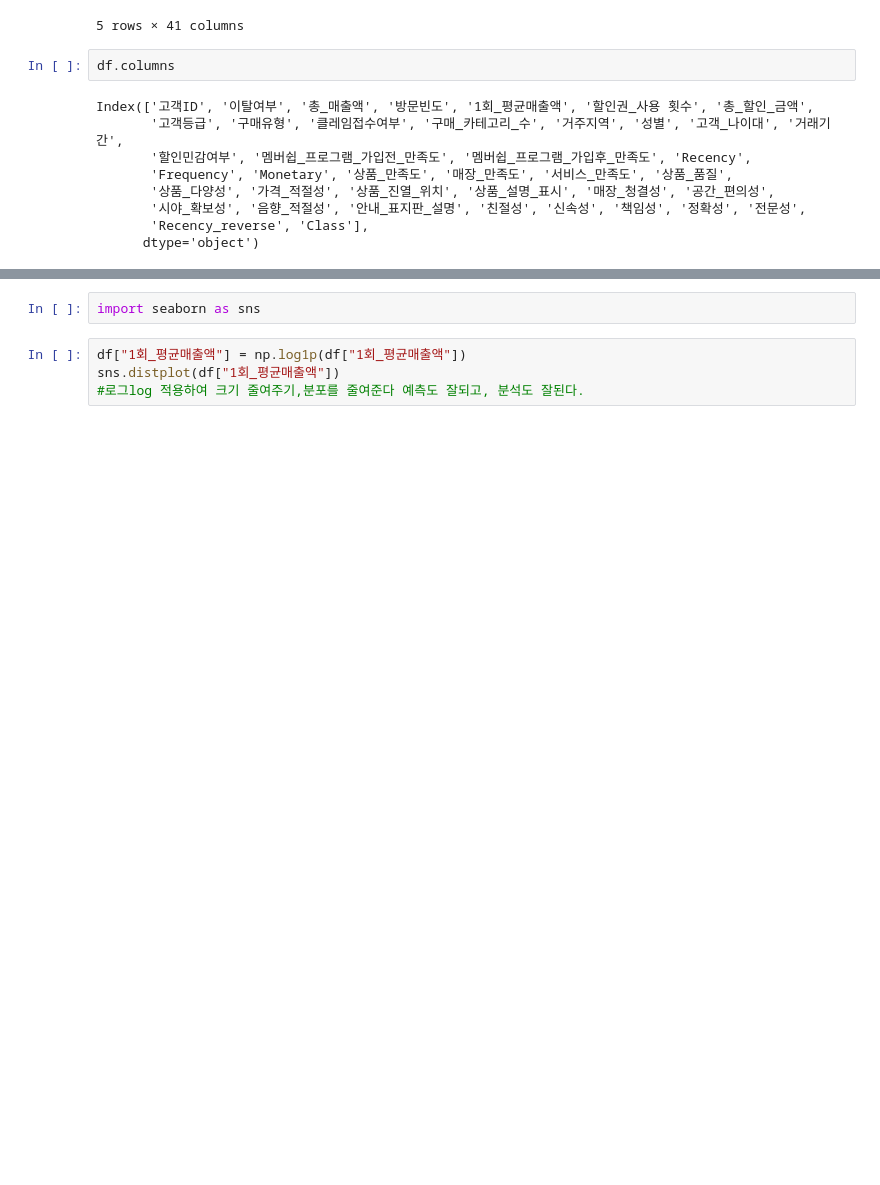
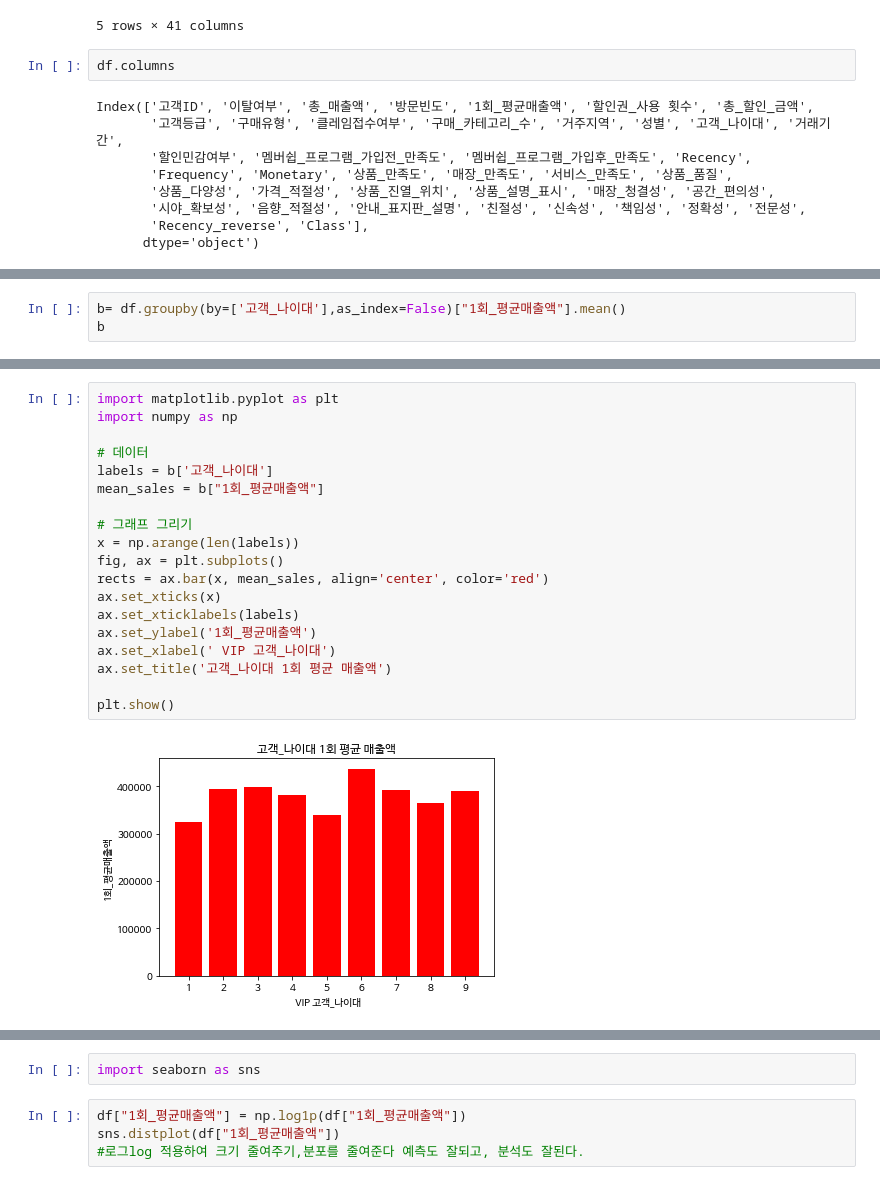
Before and after one commit to MINJIN82/-Ubion, a Jupyter notebook: Ashopping_2.ipynb, the cells around one changed output, grey strips where cells are left out. Cells and saved outputs as stored; diff of their text form; blank space fills up the shorter version.

```diff
--- a/Ashopping_2.ipynb
+++ b/Ashopping_2.ipynb
@@ -149,0 +247,3 @@ Index(['고객ID', '이탈여부', '총_매출액', '방문빈도', '1회_평균
+# %%
+b= df.groupby(by=['고객_나이대'],as_index=False)["1회_평균매출액"].mean()
+b
@@ -149,0 +261,21 @@ Index(['고객ID', '이탈여부', '총_매출액', '방문빈도', '1회_평균
+# %%
+import matplotlib.pyplot as plt
+import numpy as np
+
+# 데이터
+labels = b['고객_나이대']
+mean_sales = b["1회_평균매출액"]
+
+# 그래프 그리기
+x = np.arange(len(labels))
+fig, ax = plt.subplots()
+rects = ax.bar(x, mean_sales, align='center', color='red')
+ax.set_xticks(x)
+ax.set_xticklabels(labels)
+ax.set_ylabel('1회_평균매출액')
+ax.set_xlabel(' VIP 고객_나이대')
+ax.set_title('고객_나이대 1회 평균 매출액')
+
+plt.show()
+# %% [output]
+[figure, added]
```
Also changed, not shown: parts of 20 cells of this notebook.
